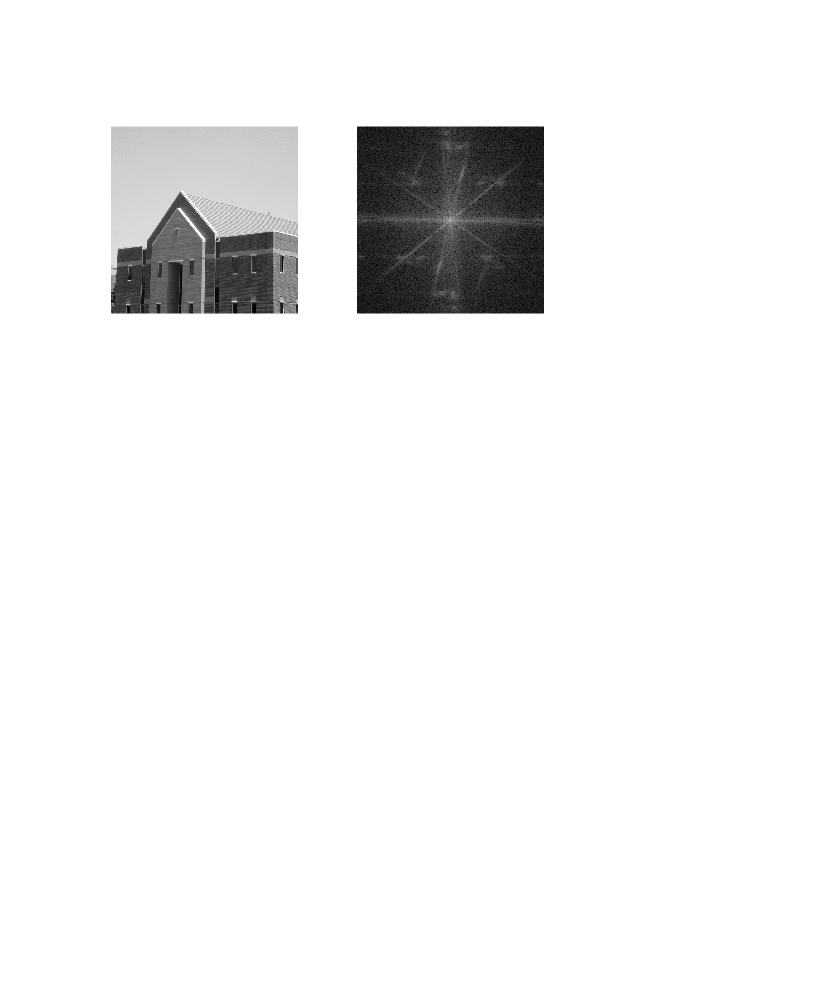
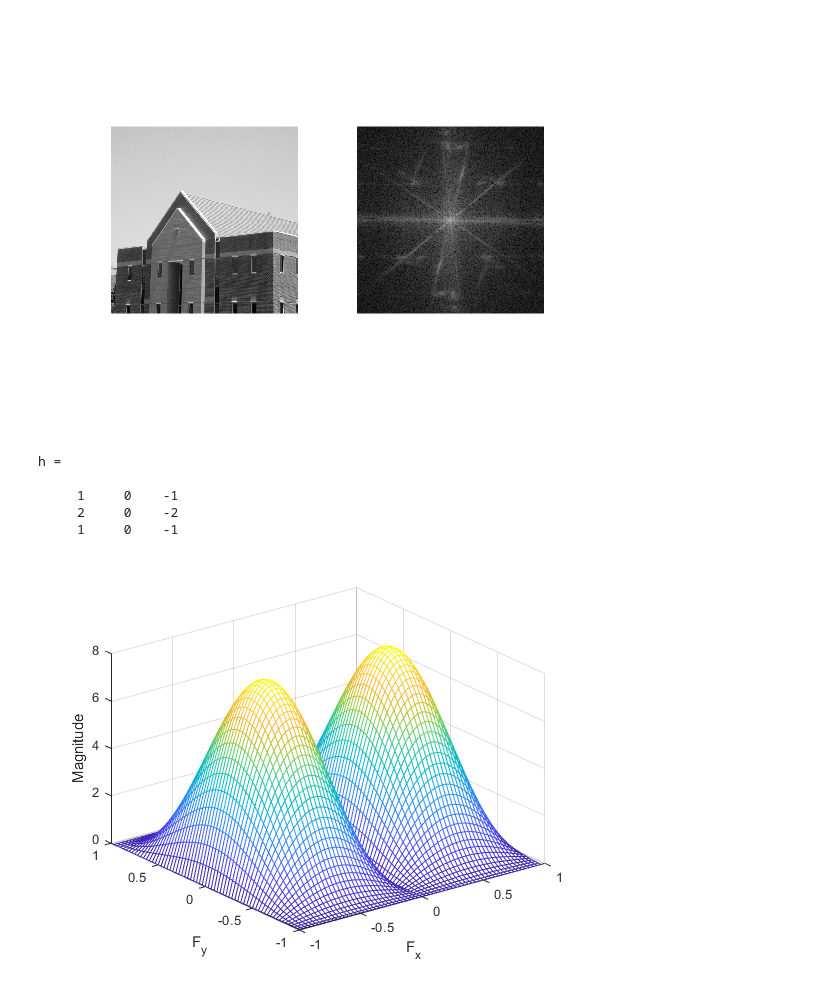
Before and after one commit to SunYufei/dipum2e, a Jupyter notebook: Chapter 3/3.4.ipynb, the cells around one changed output. Cells and saved outputs as stored; diff of their text form; code cells hidden in the pictures; blank space fills up the shorter version.

```diff
--- a/Chapter 3/3.4.ipynb
+++ b/Chapter 3/3.4.ipynb
@@ -9,3 +9,13 @@ subplot(121), imshow(f);
 subplot(122), imshow(S, []);
 # %% [output]
 [figure]
+# %%
+h = fspecial('sobel')'
+freqz2(h)
+# %% [output]
+h =
+
+     1     0    -1
+     2     0    -2
+     1     0    -1
+[figure, added]
```
Also changed, not shown: parts of 3 cells of this notebook, 22 other files.
